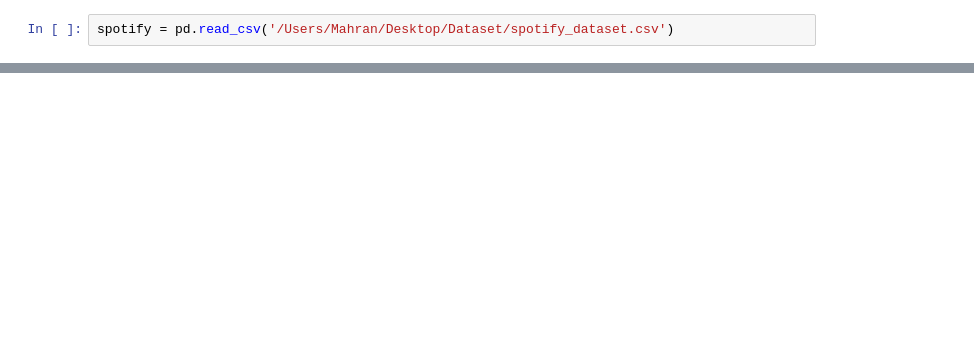
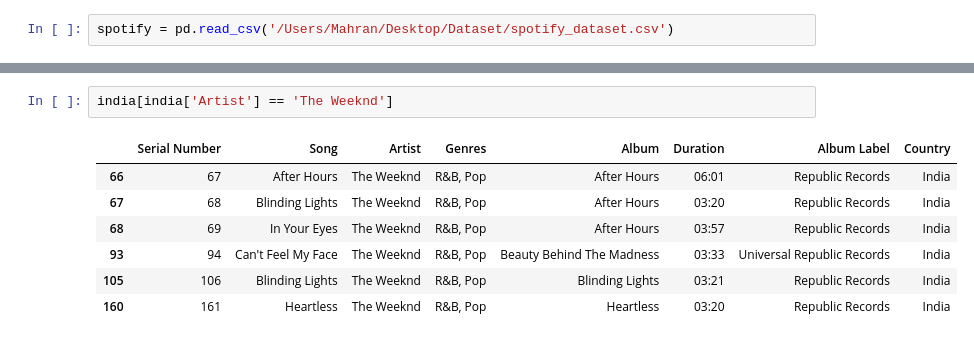
Before and after one commit to Mahran-xo/Dataset, a Jupyter notebook: Spotify.ipynb, the cells around one changed output, grey strips where cells are left out. Saved outputs shown, nothing was run; the diff lists cells and outputs as text; blank space fills up the shorter version.

```diff
--- a/Spotify.ipynb
+++ b/Spotify.ipynb
@@ -64,0 +119,10 @@ india
+# %%
+india[india['Artist'] == 'The Weeknd']
+# %% [output]
+|  | Serial Number | Song | Artist | Genres | Album | Duration | Album Label | Country |
+| 66 | 67 | After Hours | The Weeknd | R&B, Pop | After Hours | 06:01 | Republic Records | India |
+| 67 | 68 | Blinding Lights | The Weeknd | R&B, Pop | After Hours | 03:20 | Republic Records | India |
+| 68 | 69 | In Your Eyes | The Weeknd | R&B, Pop | After Hours | 03:57 | Republic Records | India |
+| 93 | 94 | Can't Feel My Face | The Weeknd | R&B, Pop | Beauty Behind The Madness | 03:33 | Universal Republic Records | India |
+| 105 | 106 | Blinding Lights | The Weeknd | R&B, Pop | Blinding Lights | 03:21 | Republic Records | India |
+| 160 | 161 | Heartless | The Weeknd | R&B, Pop | Heartless | 03:20 | Republic Records | India |
```
Also changed, not shown: parts of 13 cells of this notebook, 1 other file.
